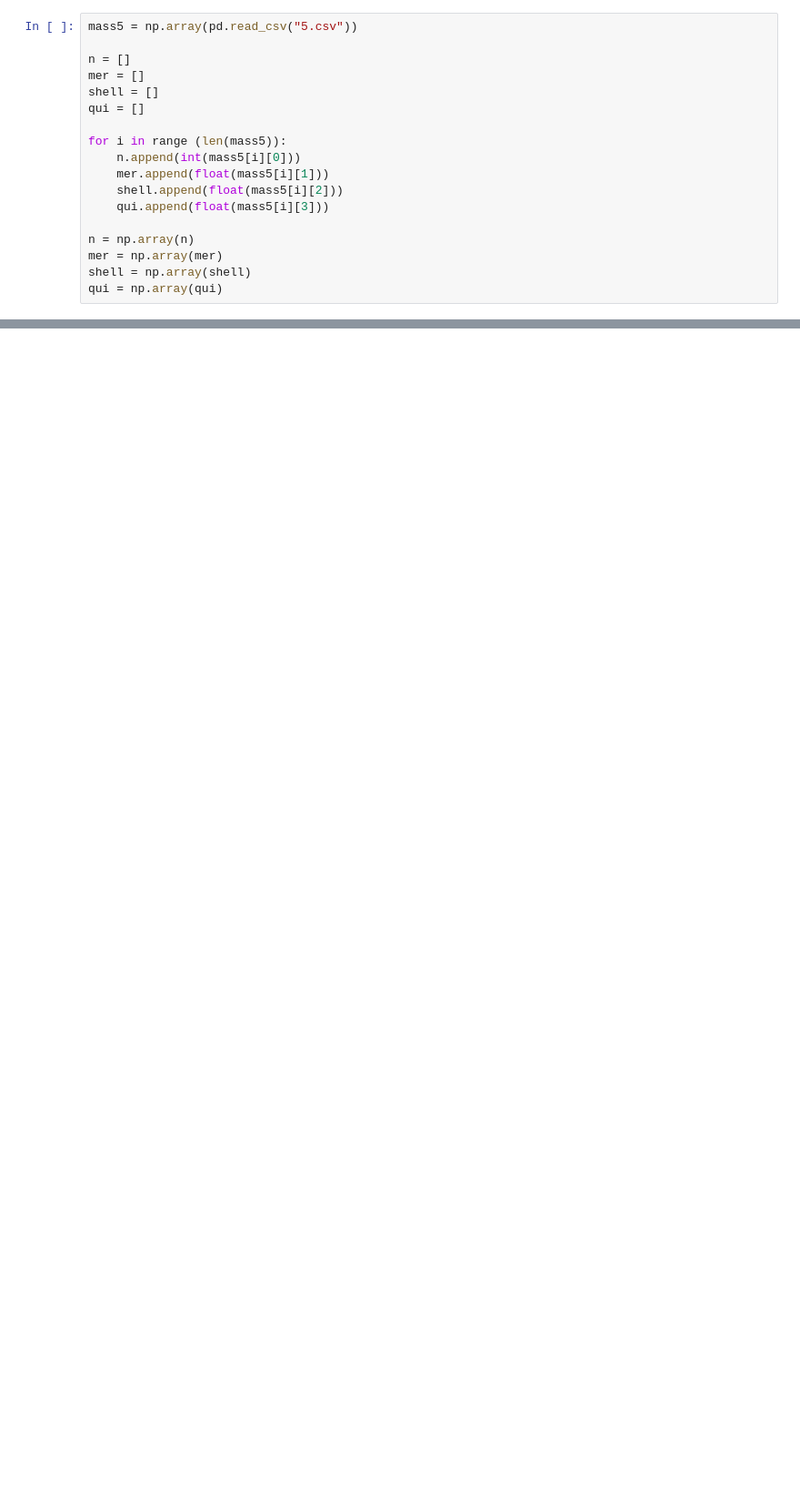
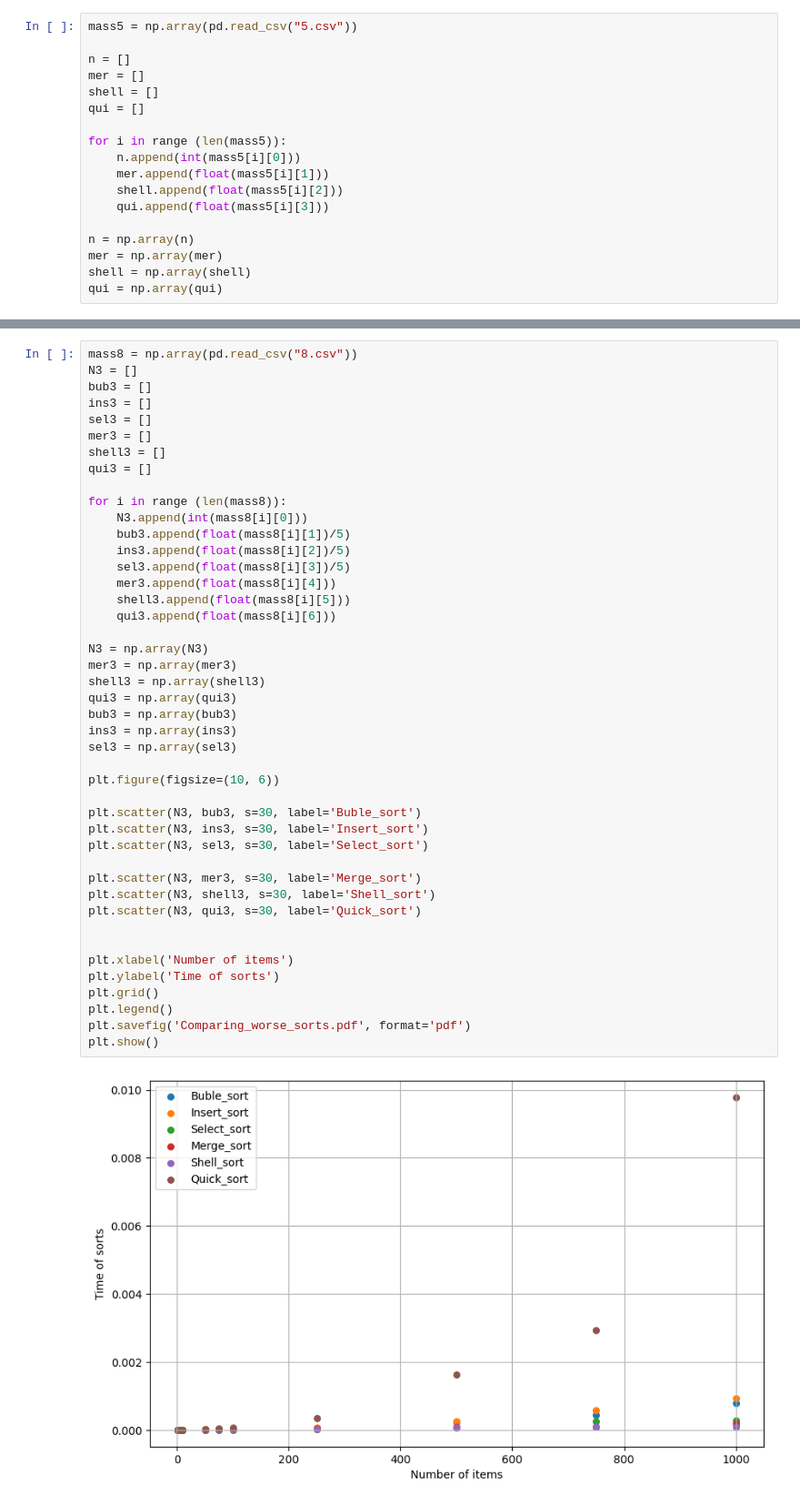
Before and after one commit to Polly23125/Informatics, a Jupyter notebook: Lab_sorts/graph.ipynb, the cells around one changed output, grey strips where cells are left out. Shown at 91% size. Cells and saved outputs as stored; diff of their text form; blank space fills up the shorter version.

```diff
--- a/Lab_sorts/graph.ipynb
+++ b/Lab_sorts/graph.ipynb
@@ -245,0 +292,46 @@ plt.show()
+# %%
+mass8 = np.array(pd.read_csv("8.csv"))
+N3 = []
+bub3 = []
+ins3 = []
+sel3 = []
+mer3 = []
+shell3 = []
+qui3 = []
+
+for i in range (len(mass8)):
+    N3.append(int(mass8[i][0]))
+    bub3.append(float(mass8[i][1])/5)
+    ins3.append(float(mass8[i][2])/5)
+    sel3.append(float(mass8[i][3])/5)
+    mer3.append(float(mass8[i][4]))
+    shell3.append(float(mass8[i][5]))
+    qui3.append(float(mass8[i][6]))
+
+N3 = np.array(N3)
+mer3 = np.array(mer3)
+shell3 = np.array(shell3)
+qui3 = np.array(qui3)
+bub3 = np.array(bub3)
+ins3 = np.array(ins3)
+sel3 = np.array(sel3)
+
+plt.figure(figsize=(10, 6))
+
+plt.scatter(N3, bub3, s=30, label='Buble_sort')
+plt.scatter(N3, ins3, s=30, label='Insert_sort')
+plt.scatter(N3, sel3, s=30, label='Select_sort')
+
+plt.scatter(N3, mer3, s=30, label='Merge_sort')
+plt.scatter(N3, shell3, s=30, label='Shell_sort')
+plt.scatter(N3, qui3, s=30, label='Quick_sort')
+
+
+plt.xlabel('Number of items')
+plt.ylabel('Time of sorts')
+plt.grid()
+plt.legend()
+plt.savefig('Comparing_worse_sorts.pdf', format='pdf')
+plt.show()
+# %% [output]
+[figure, added]
```
Also changed, not shown: parts of 9 cells of this notebook, 22 other files.
